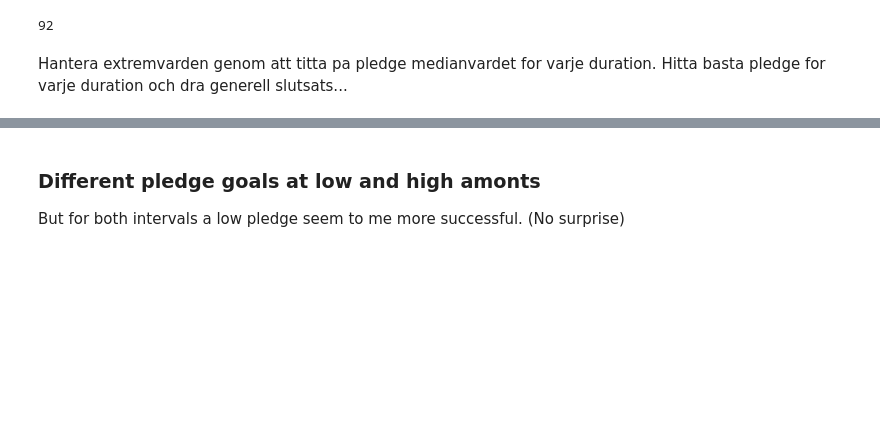
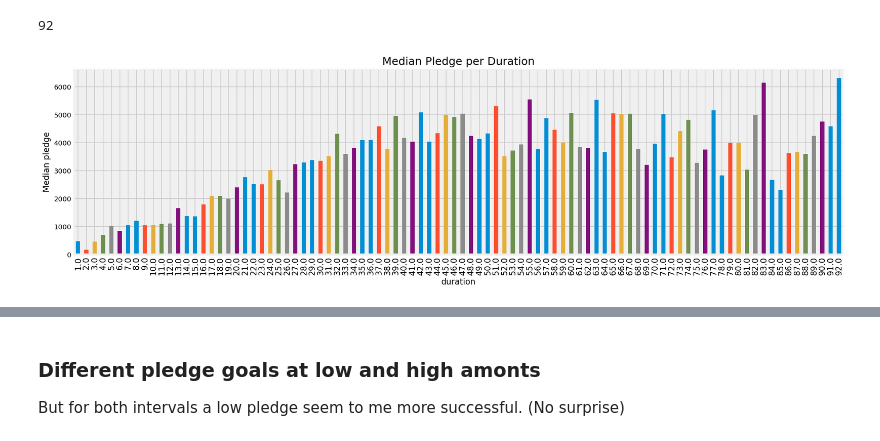
Before and after one commit to yhpf/kickstarter, a Jupyter notebook: kickstarter2.ipynb, the cells around one changed output, grey strips where cells are left out. Drawn from its saved outputs; the diff is of its cells as text; code cells hidden in the pictures; blank space fills up the shorter version.

Commit message:
analysis for best duration based on level of pledge

```diff
--- a/kickstarter2.ipynb
+++ b/kickstarter2.ipynb
@@ -497,5 +509,13 @@ cykel.head()
 cykel.shape[0]
 # %% [output]
 92
-# %% [markdown]
-Hantera extremvarden genom att titta pa pledge medianvardet for varje duration. Hitta basta pledge for varje duration och dra generell slutsats...
+# %%
+# bar chart for Median pledge per duration for successfull projects
+cykel['pledged'].plot.bar(figsize=(18,5))
+
+plt.ylabel('Median pledge')
+plt.title('Median Pledge per Duration')
+
+plt.show()
+# %% [output]
+[figure, added]
```
Also changed, not shown: parts of 11 cells of this notebook.
